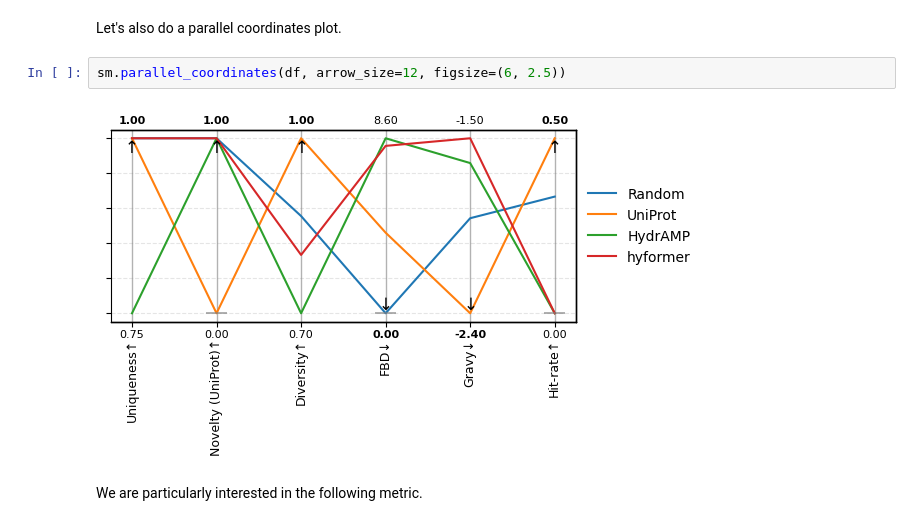
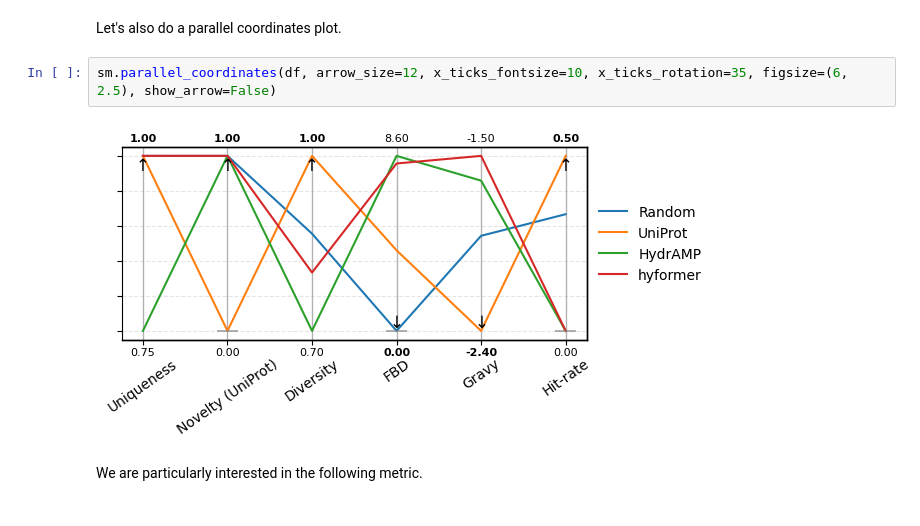
Before and after one commit to szczurek-lab/seqme, a Jupyter notebook: docs/tutorials/getting_started.ipynb, the cells around one changed output. Drawn from its saved outputs; the diff is of its cells as text.

```diff
--- a/docs/tutorials/getting_started.ipynb
+++ b/docs/tutorials/getting_started.ipynb
@@ -84,9 +84,9 @@ sm.show(df, n_decimals=3)
 # %% [markdown]
 Let's also do a parallel coordinates plot.
 # %%
-sm.parallel_coordinates(df, arrow_size=12, figsize=(6, 2.5))
+sm.parallel_coordinates(df, arrow_size=12, x_ticks_fontsize=10, x_ticks_rotation=35, figsize=(6, 2.5), show_arrow=False)
 # %% [output]
-[figure, old version]
+[figure, new version]
 # %% [markdown]
 We are particularly interested in the following metric.
 # %%
```
Also changed, not shown: parts of 2 cells of this notebook, 16 other files.
